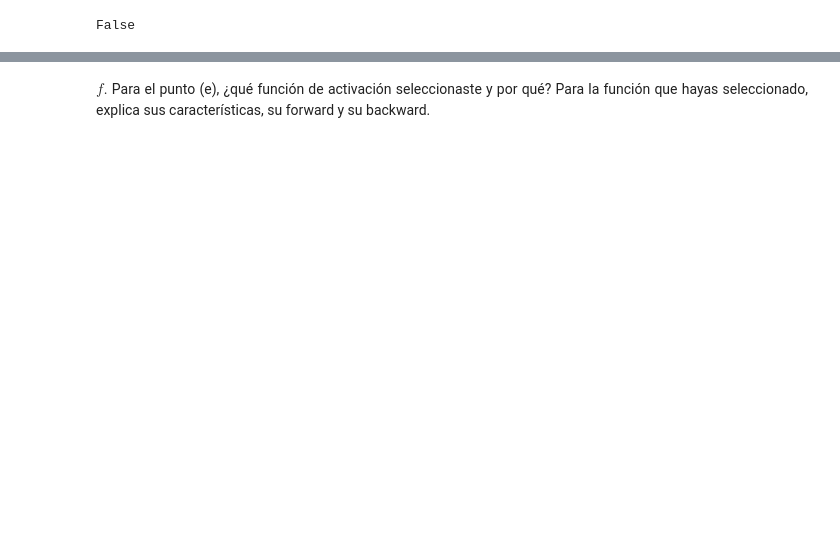
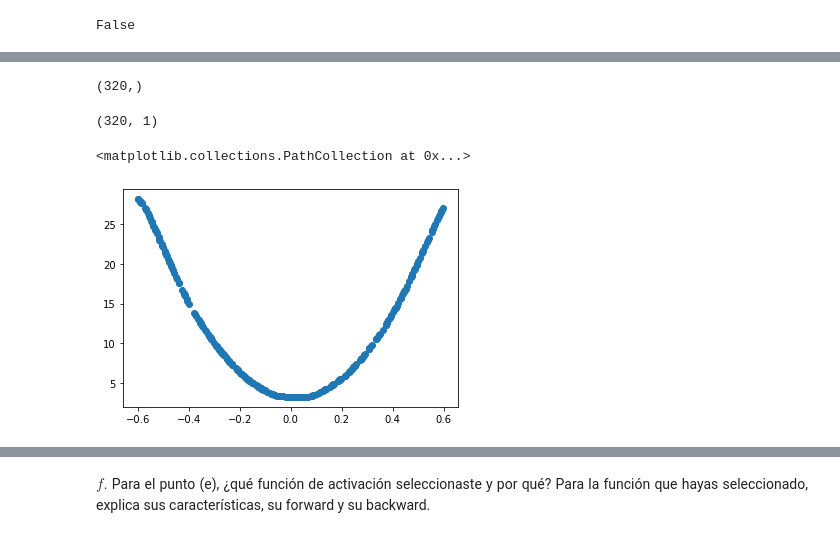
Before and after one commit to AguAcerbo/Carrera-de-Especializacion-en-IA, a Jupyter notebook: B3-Deep_Learning/Receso_Invierno/Ejercicio 3 e y f.ipynb, the cells around one changed output, grey strips where cells are left out. Saved outputs shown, nothing was run; the diff lists cells and outputs as text; code cells hidden in the pictures; blank space fills up the shorter version.

```diff
--- a/B3-Deep_Learning/Receso_Invierno/Ejercicio 3 e y f.ipynb
+++ b/B3-Deep_Learning/Receso_Invierno/Ejercicio 3 e y f.ipynb
@@ -120,29 +120,29 @@ class NNet(torch.nn.Module):
     def __init__(self):
         super().__init__()
         self.linear_1 = torch.nn.Linear(in_features = 2, out_features = 100, bias = True)
-        self.sigmoid_1 = torch.nn.ReLU()
+        self.relu_1 = torch.nn.ReLU()
         self.linear_2 = torch.nn.Linear(in_features = 100, out_features = 500, bias = True)
-        self.sigmoid_2 = torch.nn.ReLU()
+        self.relu_2 = torch.nn.ReLU()
         self.linear_3 = torch.nn.Linear(in_features = 500, out_features = 1000, bias = True)
-        self.sigmoid_3 = torch.nn.ReLU()
+        self.relu_3 = torch.nn.ReLU()
         self.linear_4 = torch.nn.Linear(in_features = 1000, out_features = 800, bias = True)
-        self.sigmoid_4 = torch.nn.ReLU()
+        self.relu_4 = torch.nn.ReLU()
         self.linear_5 = torch.nn.Linear(in_features = 800, out_features = 200, bias = True)
-        self.sigmoid_5 = torch.nn.ReLU()
+        self.relu_5 = torch.nn.ReLU()
         self.linear_6 = torch.nn.Linear(in_features = 200, out_features = 1, bias = True)
 
     def forward(self, x):
 
         z1 = self.linear_1(x)
-        a1 = self.sigmoid_1(z1)
+        a1 = self.relu_1(z1)
         z2 = self.linear_2(a1)
-        a2 = self.sigmoid_2(z2)
+        a2 = self.relu_2(z2)
         z3 = self.linear_3(a2)
-        a3 = self.sigmoid_3(z3)
+        a3 = self.relu_3(z3)
         z4 = self.linear_4(a3)
-        a4 = self.sigmoid_4(z4)
+        a4 = self.relu_4(z4)
         z5 = self.linear_5(a4)
-        a5 = self.sigmoid_5(z5)
+        a5 = self.relu_5(z5)
         y = self.linear_6(a5)
 
         return y
@@ -241,0 +242,14 @@ Epoch = 99 - loss = 0.36507811546325686
+# %%
+x.detach().numpy()[:,0].shape
+# %% [output]
+(320,)
+# %%
+nnet(x).detach().numpy().shape
+# %% [output]
+(320, 1)
+# %%
+fig, ax = plt.subplots(1,1)
+ax.scatter(x.detach().numpy()[:,0], nnet(x).detach().numpy())
+# %% [output]
+<matplotlib.collections.PathCollection at 0x...>
+[figure, added]
```
Also changed, not shown: parts of 10 cells of this notebook, 2 other files.
